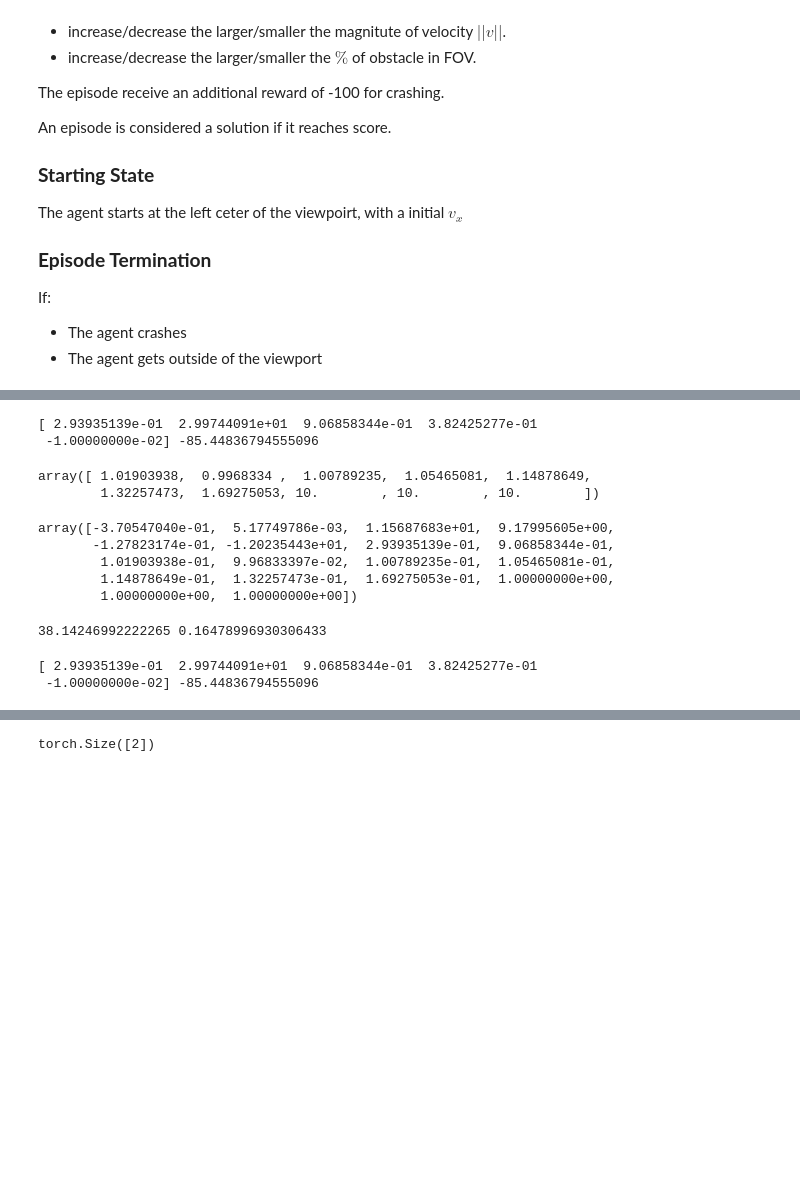
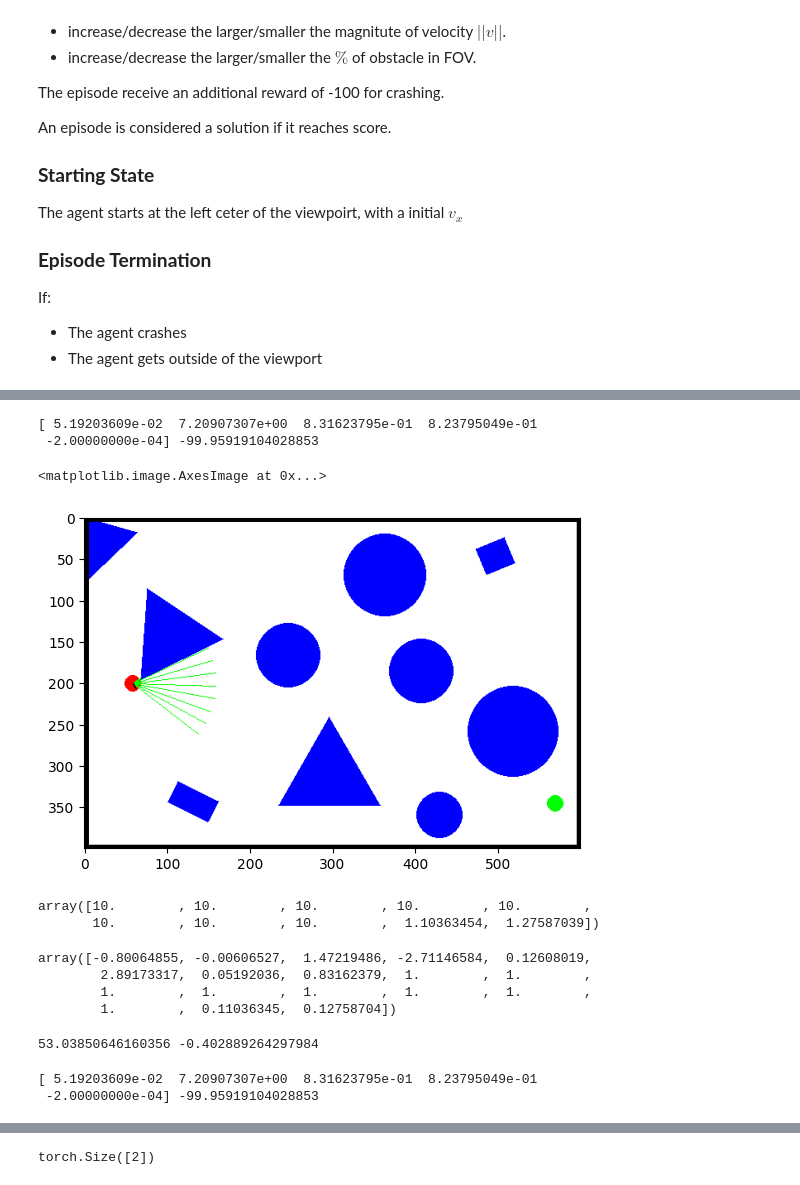
Before and after one commit to tonyzyl/Simple-Pathfinding-with-Gymnasium, a Jupyter notebook: uav.ipynb, the cells around one changed output, grey strips where cells are left out. Drawn from its saved outputs; the diff is of its cells as text; code cells hidden in the pictures; blank space fills up the shorter version.

Commit message:
Revised render, adjusted rew to FPS

```diff
--- a/uav.ipynb
+++ b/uav.ipynb
@@ -102,14 +104,15 @@ UAV_ANG_POW = 10  # Maximum angular velocity (deg/s?)
 UAV_THRUST_POW = 10  # Maximum thrust (Unit/s?)
 
 # Penalty/Reward coeff
-PEN_THRUST = -0.01
-PEN_ANG = -0.01
-PEN_OBSTACLE = -2
+PEN_THRUST = -0.01/FPS
+PEN_ANG = -0.005/FPS
+PEN_OBSTACLE = -2/FPS
 PEN_COLLISION = -100
-REW_VEL = 0.5
-REW_ANGLE = 0.05
+PEN_NOT_FINISHED = -100
+REW_VEL = 0.5/FPS
+REW_ANGLE = 0.05/FPS
 REW_GOAL = 100
-REW_DIST2GOAL = 1
+REW_DIST2GOAL = 1/FPS
 
 class ContactDetector(Box2D.b2ContactListener):
     def __init__(self, env):
@@ -481,12 +484,20 @@ class SimpleUAVEnv(gym.Env):
             pygame.draw.line(self.screen, (0, 0, 0), uav_center, velocity_end, 2)
 
         pygame.display.flip()
+        return np.transpose(np.array(pygame.surfarray.pixels3d(self.screen)), axes=(1, 0, 2))
 
     def close(self):
         if self.screen:
             pygame.quit()
             self.screen = None
             self.isopen = False
+
+def capture_pygame_surface(surface):
+    # Convert Pygame surface to a 3D numpy array (width, height, RGB)
+    image = pygame.surfarray.array3d(surface)
+    # Transpose the image array to match the expected format for Matplotlib (height, width, RGB)
+    image = np.transpose(image, (1, 0, 2))
+    return image
 # %%
 # test reset
 env = SimpleUAVEnv()
@@ -522,7 +551,7 @@ for step in range(total_steps):
     state, reward, done, raw_reward = env.step(action)
 
     # Render the current state
-    env.render()
+    frame = env.render()
 
     # Break the loop if the episode is done
     if done:
@@ -535,30 +564,34 @@ for step in range(total_steps):
 env.close()
 print(raw_reward, reward)
 # %% [output]
-[ 2.93935139e-01  2.99744091e+01  9.06858344e-01  3.82425277e-01
- -1.00000000e-02] -85.44836794555096
+[ 5.19203609e-02  7.20907307e+00  8.31623795e-01  8.23795049e-01
+ -2.00000000e-04] -99.95919104028853
+# %%
+plt.imshow(frame)
+# %% [output]
+<matplotlib.image.AxesImage at 0x...>
+[figure, added]
 # %%
 env._get_obs()
 # %% [output]
-array([ 1.01903938,  0.9968334 ,  1.00789235,  1.05465081,  1.14878649,
-        1.32257473,  1.69275053, 10.        , 10.        , 10.        ])
+array([10.        , 10.        , 10.        , 10.        , 10.        ,
+       10.        , 10.        , 10.        ,  1.10363454,  1.27587039])
 # %%
 state
 # %% [output]
-array([-3.70547040e-01,  5.17749786e-03,  1.15687683e+01,  9.17995605e+00,
-       -1.27823174e-01, -1.20235443e+01,  2.93935139e-01,  9.06858344e-01,
-        1.01903938e-01,  9.96833397e-02,  1.00789235e-01,  1.05465081e-01,
-        1.14878649e-01,  1.32257473e-01,  1.69275053e-01,  1.00000000e+00,
-        1.00000000e+00,  1.00000000e+00])
+array([-0.80064855, -0.00606527,  1.47219486, -2.71146584,  0.12608019,
+        2.89173317,  0.05192036,  0.83162379,  1.        ,  1.        ,
+        1.        ,  1.        ,  1.        ,  1.        ,  1.        ,
+        1.        ,  0.11036345,  0.12758704])
 # %%
 print(env.dist2goal, env.ang2goal)
 # %% [output]
-38.14246992222265 0.16478996930306433
+53.03850646160356 -0.402889264297984
 # %%
 print(raw_reward, reward)
 # %% [output]
-[ 2.93935139e-01  2.99744091e+01  9.06858344e-01  3.82425277e-01
- -1.00000000e-02] -85.44836794555096
+[ 5.19203609e-02  7.20907307e+00  8.31623795e-01  8.23795049e-01
+ -2.00000000e-04] -99.95919104028853
 # %%
 import torch
 
```
Also changed, not shown: parts of 4 cells of this notebook.
